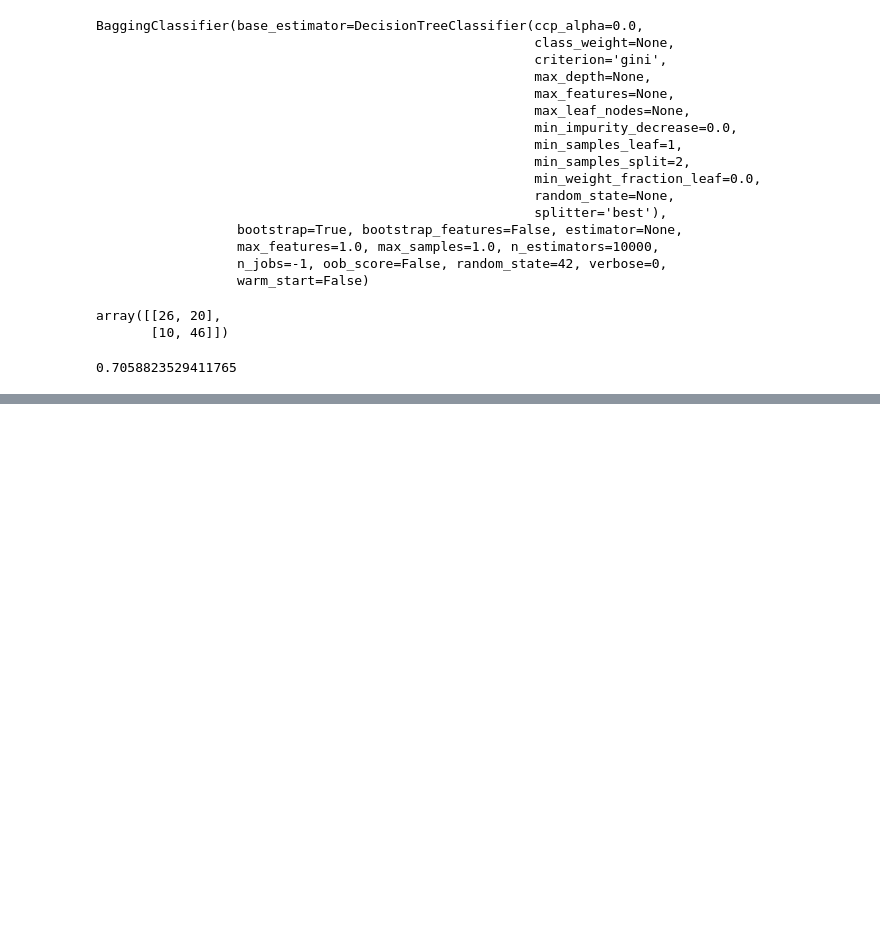
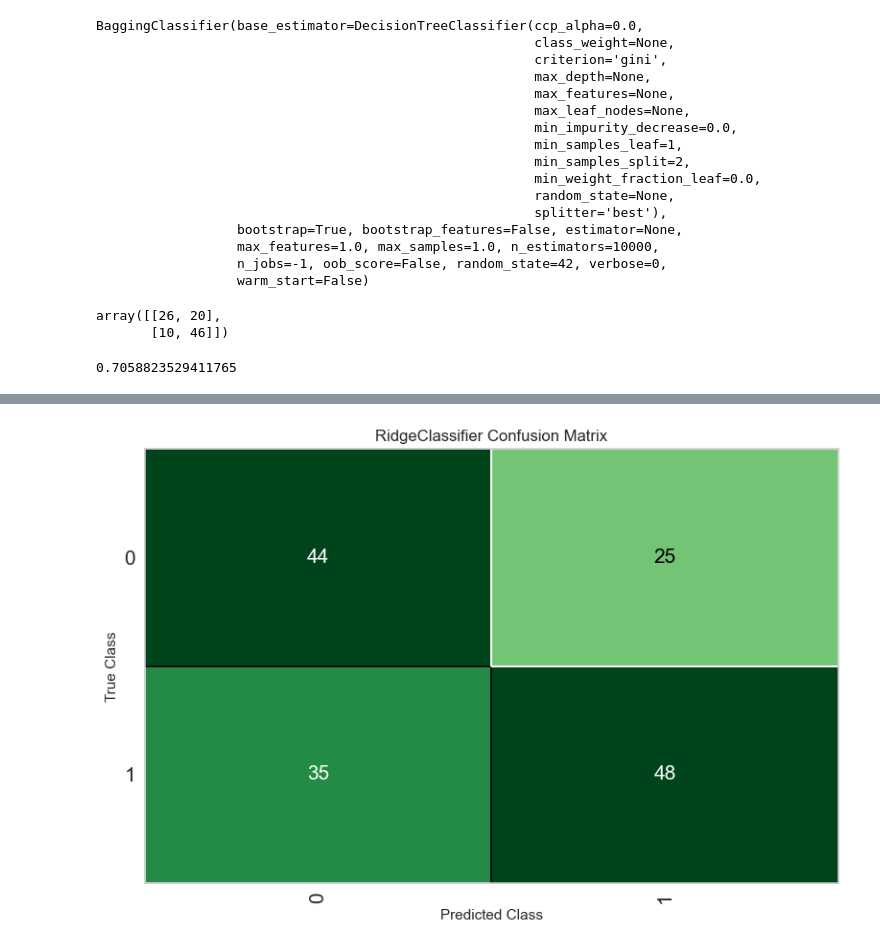
Before and after one commit to Nanda-Kiran-Royal/ML_practice, a Jupyter notebook: Decision_Tree.ipynb, the cells around one changed output, grey strips where cells are left out. Cells and saved outputs as stored; diff of their text form; code cells hidden in the pictures; blank space fills up the shorter version.

```diff
--- a/Decision_Tree.ipynb
+++ b/Decision_Tree.ipynb
@@ -638,0 +766,2 @@ accuracy_score(y_test,bag_clf.predict(X_test))
+# %%
+model = create_model("ridge")
@@ -638,0 +793,2 @@ accuracy_score(y_test,bag_clf.predict(X_test))
+# %%
+tuning_model = tune_model(model)
@@ -638,0 +814,3 @@ accuracy_score(y_test,bag_clf.predict(X_test))
+# %%
+plot_model(tuning_model,plot='confusion_matrix')
+# %% [output]
@@ -638,0 +818 @@ accuracy_score(y_test,bag_clf.predict(X_test))
+[figure, added]
```
Also changed, not shown: parts of 60 cells of this notebook.
